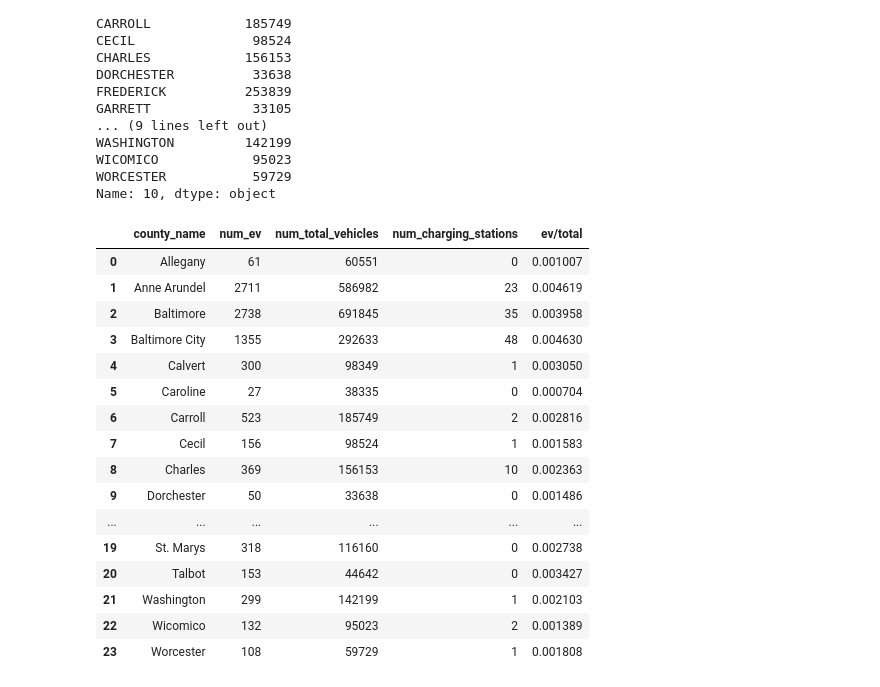
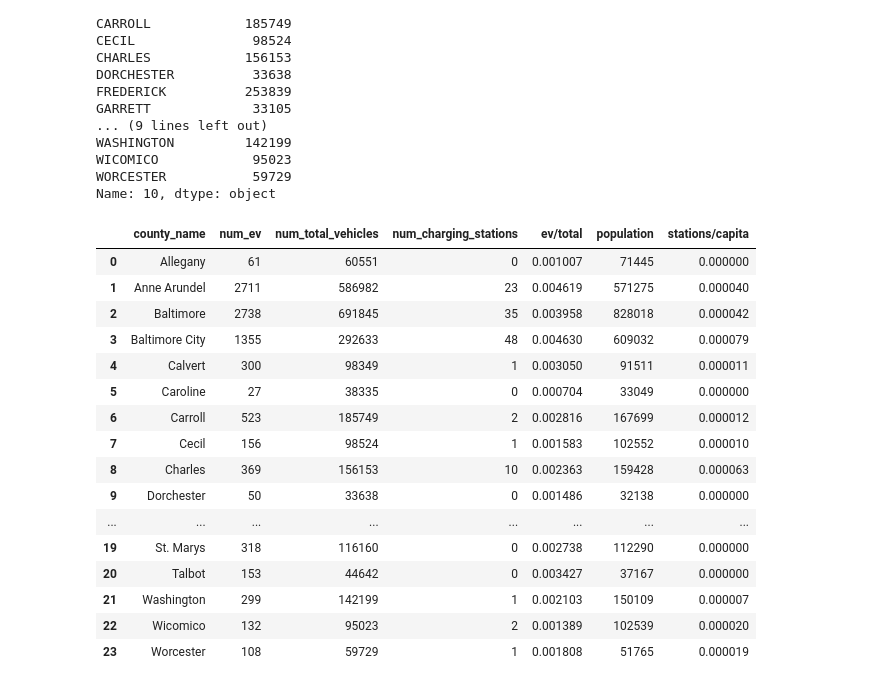
Before and after one commit to chen3e/COMP4447-final, a Jupyter notebook: Final Project.ipynb, the cells around one changed output. Saved outputs shown, nothing was run; the diff lists cells and outputs as text; code cells hidden in the pictures.

```diff
--- a/Final Project.ipynb
+++ b/Final Project.ipynb
@@ -81,0 +102,12 @@ county_num_stations = stations_df.groupby(['county']).size()
+# %%
+page = requests.get('https://www.maryland-demographics.com/counties_by_population', headers=headers)
+soup = BeautifulSoup(page.content, 'html.parser')
+county_table = soup.find('table', {'class': 'ranklist'})
+county_rows = county_table.findAll('tr')[1:-1]
+county_populations = {}
+county_names = []
+for row in county_rows:
+    print(row.find('a').text)
+    name = row.find('a').text.replace('\'', '').replace('city/county', 'City').replace('County', '').lstrip().rstrip()
+    population = row.findAll('td')[-1].text.lstrip().rstrip().replace(',', '')
+    county_populations[name] = int(population)
@@ -175,32 +225,40 @@ Name: 10, dtype: object
 # %%
 ## Assemble our combined dataframe connecting counties with the number of electric vehicles, number of charging
 ## stations, and number of total vehicles; also we can create a feature for the proportion of electric to total
 ## vehicles
+
+def get_stations_per_capita(row):
+    return row['num_charging_stations']/row['population']
+
+def get_population(row):
+    return county_populations[row['county_name']]
 
 combined_df = pd.DataFrame(data={'county_name': [i for i in counties_list]})
 county_num_stations_list = [county_num_stations[i] if i in county_num_stations.index.tolist() else 0 for i in counties_list]
 combined_df = combined_df.assign(num_ev=county_num_vehicles.values).assign(num_total_vehicles=registrations_df.iloc[0][1:].values)
 combined_df['num_charging_stations'] = county_num_stations_list
 combined_df['ev/total'] = combined_df.apply(lambda row: row['num_ev']/row['num_total_vehicles'], axis=1)
+combined_df['population'] = combined_df.apply(lambda row: get_population(row), axis=1)
+combined_df['stations/capita'] = combined_df.apply(lambda row: get_stations_per_capita(row), axis=1)
 combined_df
 # %% [output]
-|  | county_name | num_ev | num_total_vehicles | num_charging_stations | ev/total |
-| 0 | Allegany | 61 | 60551 | 0 | 0.001007 |
-| 1 | Anne Arundel | 2711 | 586982 | 23 | 0.004619 |
-| 2 | Baltimore | 2738 | 691845 | 35 | 0.003958 |
-| 3 | Baltimore City | 1355 | 292633 | 48 | 0.004630 |
-| 4 | Calvert | 300 | 98349 | 1 | 0.003050 |
-| 5 | Caroline | 27 | 38335 | 0 | 0.000704 |
-| 6 | Carroll | 523 | 185749 | 2 | 0.002816 |
-| 7 | Cecil | 156 | 98524 | 1 | 0.001583 |
-| 8 | Charles | 369 | 156153 | 10 | 0.002363 |
-| 9 | Dorchester | 50 | 33638 | 0 | 0.001486 |
-| ... | ... | ... | ... | ... | ... |
-| 19 | St. Marys | 318 | 116160 | 0 | 0.002738 |
-| 20 | Talbot | 153 | 44642 | 0 | 0.003427 |
-| 21 | Washington | 299 | 142199 | 1 | 0.002103 |
-| 22 | Wicomico | 132 | 95023 | 2 | 0.001389 |
-| 23 | Worcester | 108 | 59729 | 1 | 0.001808 |
+|  | county_name | num_ev | num_total_vehicles | num_charging_stations | ev/total | population | stations/capita |
+| 0 | Allegany | 61 | 60551 | 0 | 0.001007 | 71445 | 0.000000 |
+| 1 | Anne Arundel | 2711 | 586982 | 23 | 0.004619 | 571275 | 0.000040 |
+| 2 | Baltimore | 2738 | 691845 | 35 | 0.003958 | 828018 | 0.000042 |
+| 3 | Baltimore City | 1355 | 292633 | 48 | 0.004630 | 609032 | 0.000079 |
+| 4 | Calvert | 300 | 98349 | 1 | 0.003050 | 91511 | 0.000011 |
+| 5 | Caroline | 27 | 38335 | 0 | 0.000704 | 33049 | 0.000000 |
+| 6 | Carroll | 523 | 185749 | 2 | 0.002816 | 167699 | 0.000012 |
+| 7 | Cecil | 156 | 98524 | 1 | 0.001583 | 102552 | 0.000010 |
+| 8 | Charles | 369 | 156153 | 10 | 0.002363 | 159428 | 0.000063 |
+| 9 | Dorchester | 50 | 33638 | 0 | 0.001486 | 32138 | 0.000000 |
+| ... | ... | ... | ... | ... | ... | ... | ... |
+| 19 | St. Marys | 318 | 116160 | 0 | 0.002738 | 112290 | 0.000000 |
+| 20 | Talbot | 153 | 44642 | 0 | 0.003427 | 37167 | 0.000000 |
+| 21 | Washington | 299 | 142199 | 1 | 0.002103 | 150109 | 0.000007 |
+| 22 | Wicomico | 132 | 95023 | 2 | 0.001389 | 102539 | 0.000020 |
+| 23 | Worcester | 108 | 59729 | 1 | 0.001808 | 51765 | 0.000019 |
 # %%
 page = requests.get('https://elections.maryland.gov/elections/2020/results/General/gen_detail_results_2020_4_BOT001-.html', headers=headers)
 soup = BeautifulSoup(page.content, 'html.parser')
```
Also changed, not shown: parts of 6 cells of this notebook.
